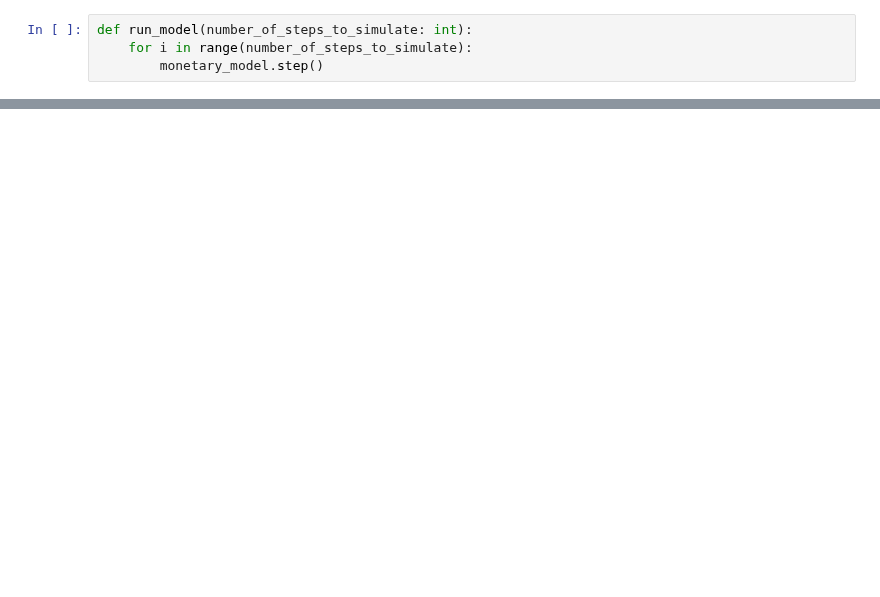
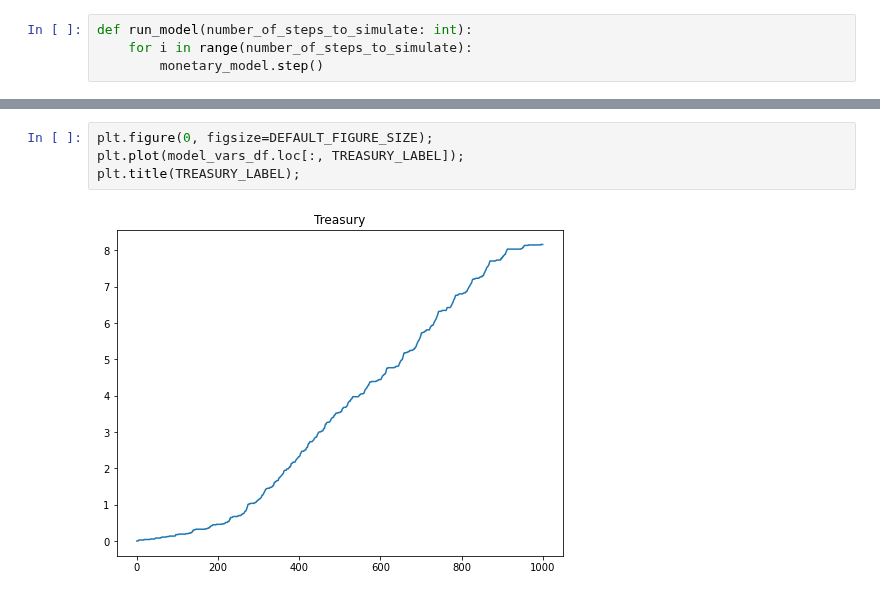
Before and after one commit to overlay-market/overlay-monetary, a Jupyter notebook: notebooks/Agent Based Simulation Performance Analysis.ipynb, the cells around one changed output, grey strips where cells are left out. Cells and saved outputs as stored; diff of their text form; blank space fills up the shorter version.

```diff
--- a/notebooks/Agent Based Simulation Performance Analysis.ipynb
+++ b/notebooks/Agent Based Simulation Performance Analysis.ipynb
@@ -167,0 +228,6 @@ def run_model(number_of_steps_to_simulate: int):
+# %%
+plt.figure(0, figsize=DEFAULT_FIGURE_SIZE);
+plt.plot(model_vars_df.loc[:, TREASURY_LABEL]);
+plt.title(TREASURY_LABEL);
+# %% [output]
+[figure, added]
```
Also changed, not shown: parts of 19 cells of this notebook, 10 other files.
